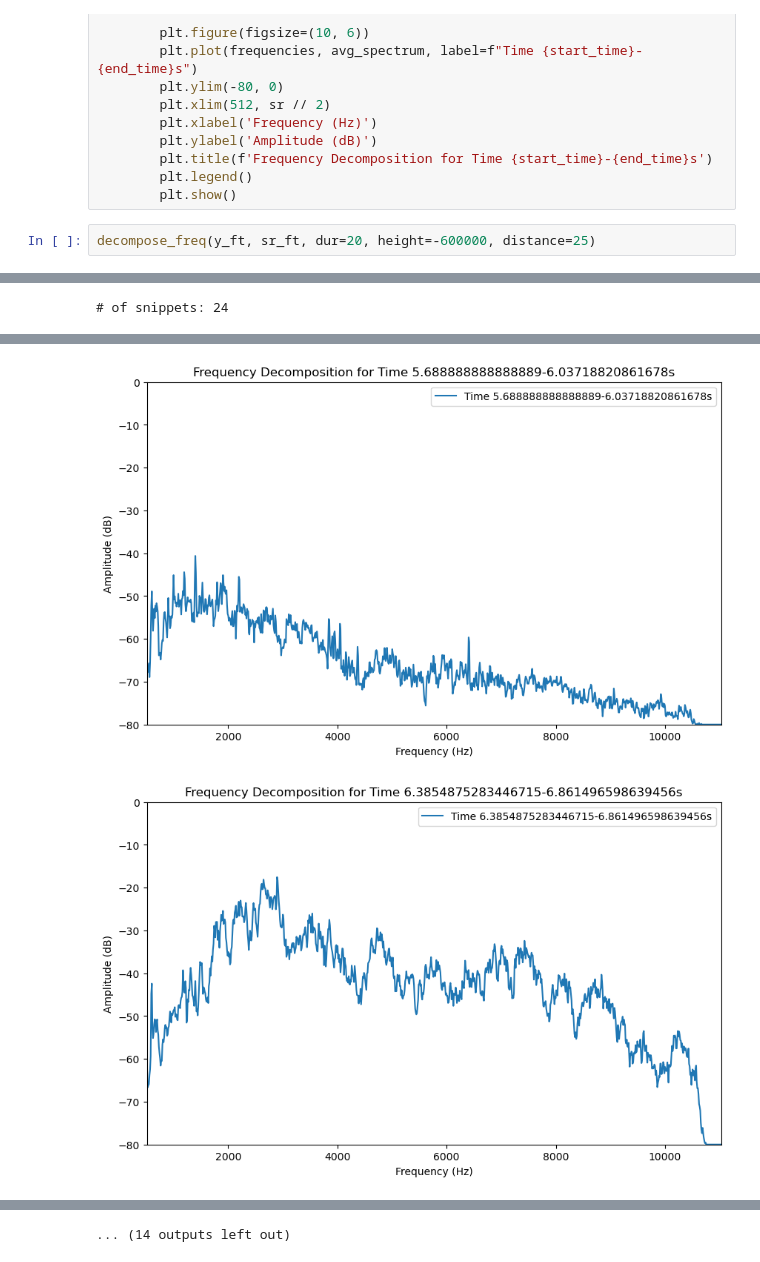
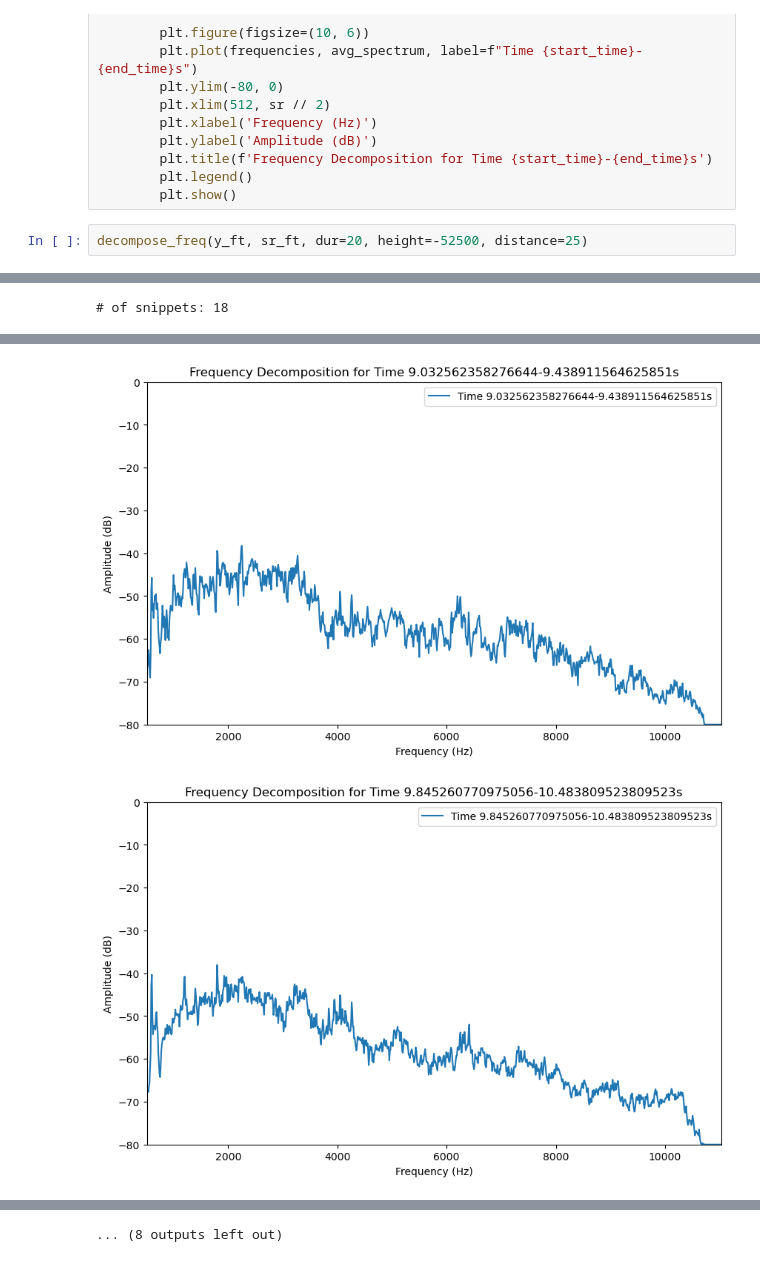
Before and after one commit to drkrs919/owlVocalization, a Jupyter notebook: scripts/frequencyAnalysis.ipynb, the cells around one changed output, grey strips where cells are left out. Cells and saved outputs as stored; diff of their text form.

```diff
--- a/scripts/frequencyAnalysis.ipynb
+++ b/scripts/frequencyAnalysis.ipynb
@@ -248,5 +248,5 @@ def decompose_freq(y, sr, height, distance, dur=20):
         plt.legend()
         plt.show()
 # %%
-decompose_freq(y_ft, sr_ft, dur=20, height=-600000, distance=25)
+decompose_freq(y_ft, sr_ft, dur=20, height=-52500, distance=25)
 # %% [output]
@@ -254 +254 @@ decompose_freq(y_ft, sr_ft, dur=20, height=-600000, distance=25)
-# of snippets: 24
+# of snippets: 18
@@ -262,2 +262,2 @@ decompose_freq(y_ft, sr_ft, dur=20, height=-600000, distance=25)
-[figure, old version]
+[figure, new version]
-[figure, old version]
+[figure, new version]
@@ -265 +265 @@ decompose_freq(y_ft, sr_ft, dur=20, height=-600000, distance=25)
-... (14 outputs left out)
+... (8 outputs left out)
```
Also changed, not shown: parts of 1 cell of this notebook.
